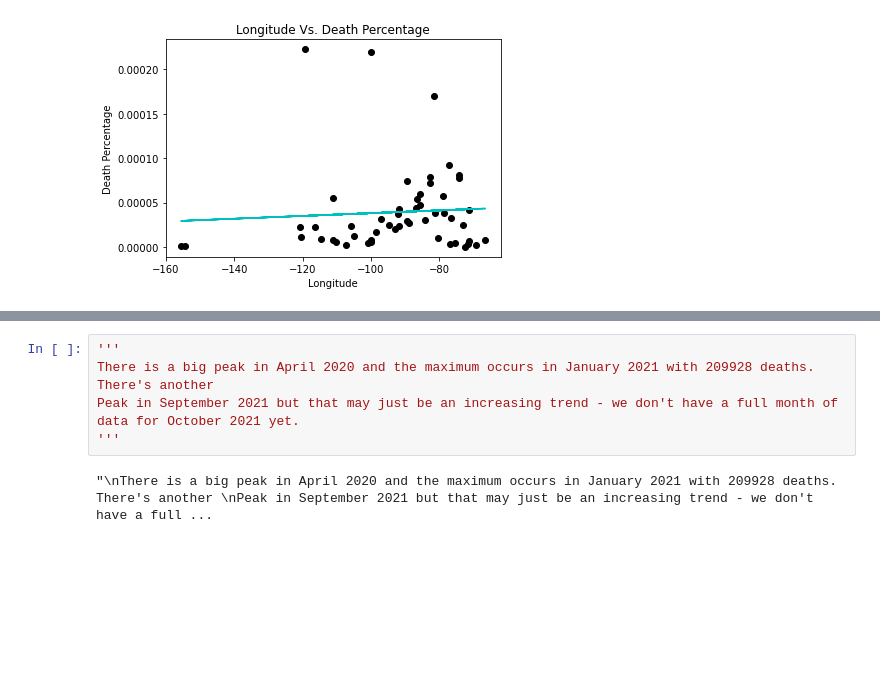
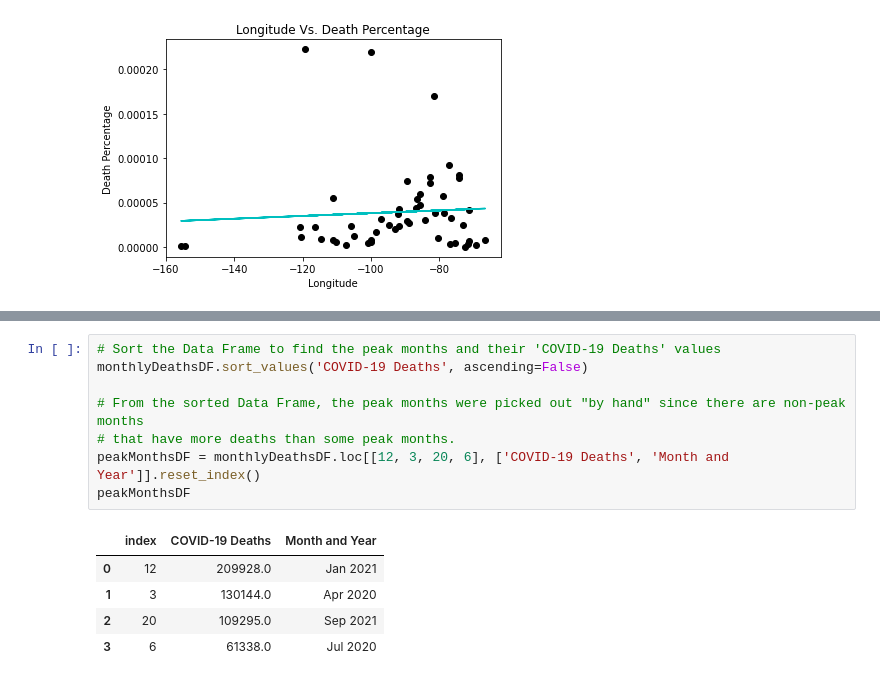
Before and after one commit to randallwvr90/Covid-Deaths-Analysis, a Jupyter notebook: Initial_AgeAndSex.ipynb, the cells around one changed output, grey strips where cells are left out. Saved outputs shown, nothing was run; the diff lists cells and outputs as text; blank space fills up the shorter version.

Commit message:
Found the peak months and number of deaths

```diff
--- a/Initial_AgeAndSex.ipynb
+++ b/Initial_AgeAndSex.ipynb
@@ -294,7 +291,14 @@ plt.grid(axis = 'y')
-# %%
-'''
-There is a big peak in April 2020 and the maximum occurs in January 2021 with 209928 deaths. There's another
-Peak in September 2021 but that may just be an increasing trend - we don't have a full month of data for October 2021 yet.
-'''
-# %% [output]
-"\nThere is a big peak in April 2020 and the maximum occurs in January 2021 with 209928 deaths. There's another \nPeak in September 2021 but that may just be an increasing trend - we don't have a full ...
+# %%
+# Sort the Data Frame to find the peak months and their 'COVID-19 Deaths' values
+monthlyDeathsDF.sort_values('COVID-19 Deaths', ascending=False)
+
+# From the sorted Data Frame, the peak months were picked out "by hand" since there are non-peak months
+# that have more deaths than some peak months.
+peakMonthsDF = monthlyDeathsDF.loc[[12, 3, 20, 6], ['COVID-19 Deaths', 'Month and Year']].reset_index()
+peakMonthsDF
+# %% [output]
+|  | index | COVID-19 Deaths | Month and Year |
+| 0 | 12 | 209928.0 | Jan 2021 |
+| 1 | 3 | 130144.0 | Apr 2020 |
+| 2 | 20 | 109295.0 | Sep 2021 |
+| 3 | 6 | 61338.0 | Jul 2020 |
```
Also changed, not shown: parts of 3 cells of this notebook.
